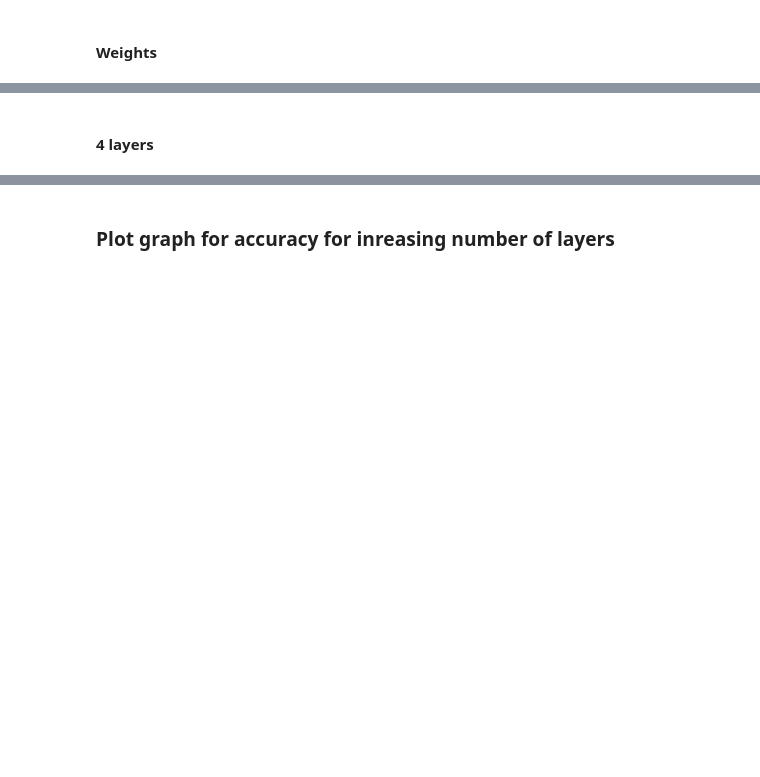
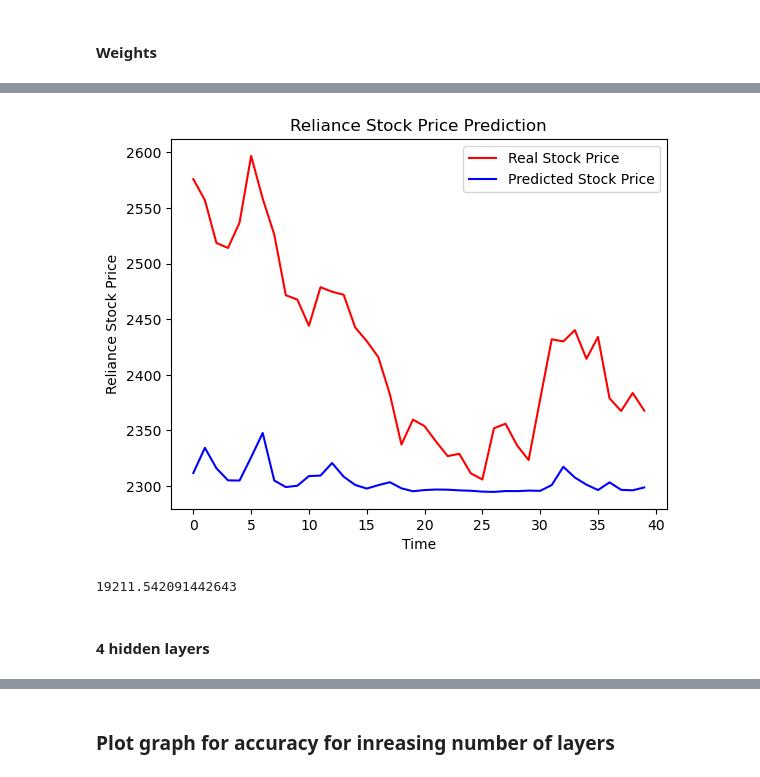
Before and after one commit to Snehbhandari/Thesis-Work, a Jupyter notebook: Code/analyzing_redundant_layers.ipynb, the cells around one changed output, grey strips where cells are left out. Saved outputs shown, nothing was run; the diff lists cells and outputs as text; code cells hidden in the pictures; blank space fills up the shorter version.

```diff
--- a/Code/analyzing_redundant_layers.ipynb
+++ b/Code/analyzing_redundant_layers.ipynb
@@ -14,0 +227,36 @@
+# %%
+my_model3 = Sequential()
+
+# add layers
+
+#layer 1
+my_model3.add(SimpleRNN(units = 100, return_sequences = True, activation = "relu", input_shape = (x_train_a.shape[1] ,1)))
+my_model3.add(Dropout(rate = 0.2))
+
+#layer 2
+my_model3.add(SimpleRNN(units = 100, return_sequences = True, activation = "relu", input_shape = (x_train_a.shape[1] ,1)))
+my_model3.add(Dropout(rate = 0.2))
+
+#layer 3
+my_model3.add(SimpleRNN(units = 100, return_sequences = True, activation = "relu", input_shape = (x_train_a.shape[1] ,1)))
+my_model3.add(Dropout(rate = 0.2))
+
+#layer 4
+my_model3.add(SimpleRNN(units = 100, return_sequences = False, activation = "relu"))
+my_model3.add(Dropout(rate = 0.2))
+
+#output layer
+my_model3.add(Dense(units = 1))
+
+## compile model
+my_model3.compile(optimizer = "adam", loss = "mean_squared_error")
+# %%
+my_model3.layers[0].set_weights(weights[0])
+my_model3.layers[2].set_weights(weights[2])
+my_model3.layers[4].set_weights(weights[4])
+my_model3.layers[6].set_weights(weights[6])
+my_model3.layers[8].set_weights(weights[20])
+# %%
+predicted_stock_price = my_model3.predict(x_test)
+predicted_stock_price = scaler.inverse_transform(predicted_stock_price)
+real_stock_price = df2.values
@@ -15,2 +265,18 @@
+# %%
+plt.plot(real_stock_price, color='red', label='Real Stock Price')
+plt.plot(predicted_stock_price, color='blue', label='Predicted Stock Price')
+plt.title('Reliance Stock Price Prediction')
+plt.xlabel('Time')
+plt.ylabel('Reliance Stock Price')
+plt.legend()
+plt.show()
+# %% [output]
+[figure, added]
+# %%
+MSE = np.square(np.subtract(real_stock_price, predicted_stock_price)).mean()
+mse.append(MSE)
+MSE
+# %% [output]
+19211.542091442643
 # %% [markdown]
-#### 4 layers
+#### 4 hidden layers
```
Also changed, not shown: parts of 47 cells of this notebook, 1 other file.
